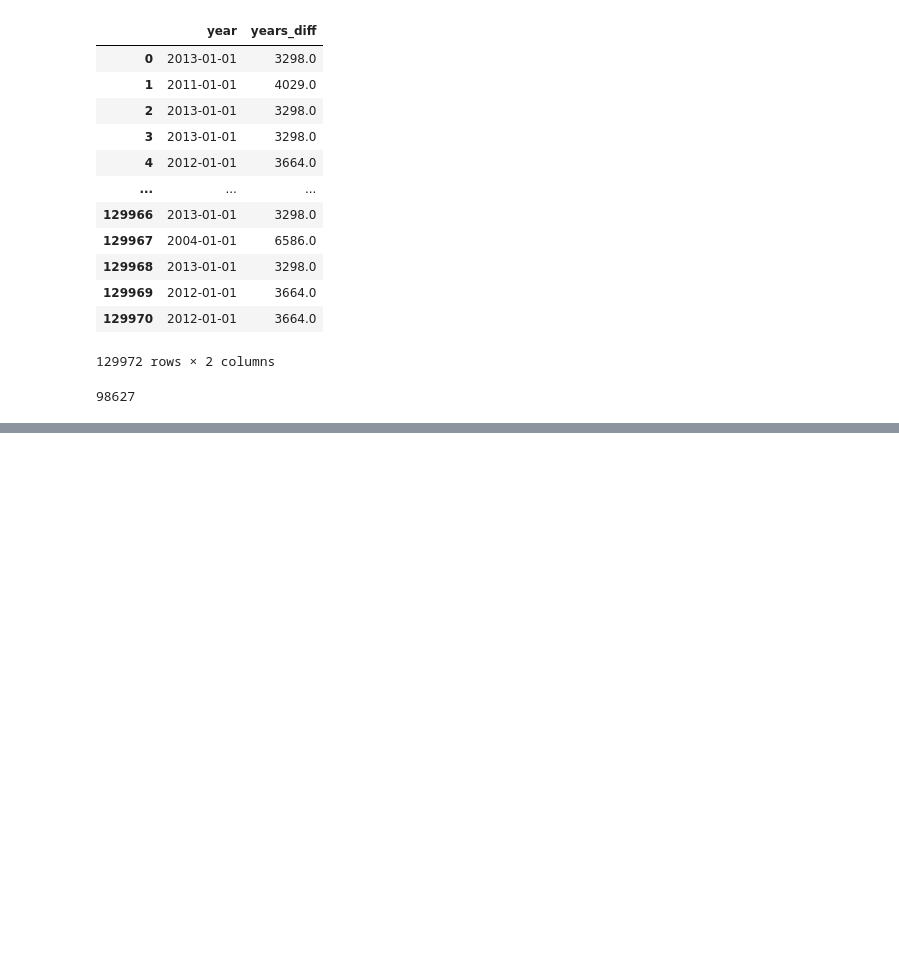
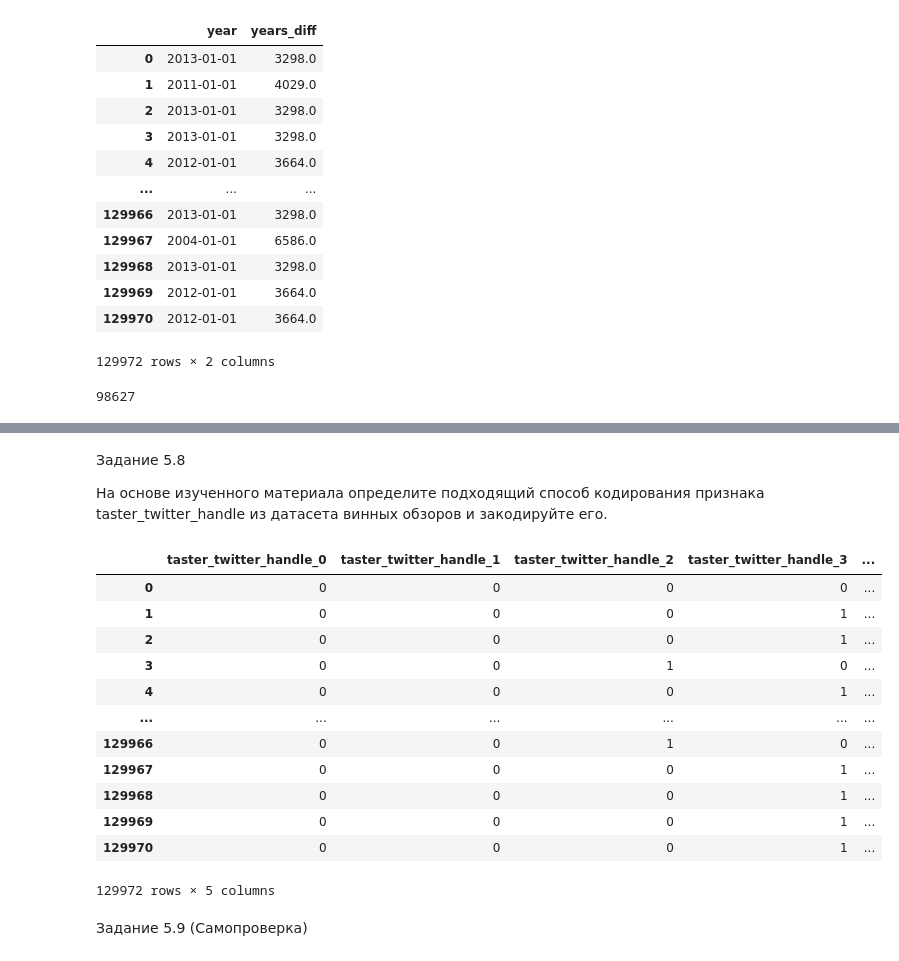
Before and after one commit to DarthSirius/Lessons, a Jupyter notebook: SkillFactory/EDA_1/EDA2_practice.ipynb, the cells around one changed output, grey strips where cells are left out. Cells and saved outputs as stored; diff of their text form; code cells hidden in the pictures; blank space fills up the shorter version.

```diff
--- a/SkillFactory/EDA_1/EDA2_practice.ipynb
+++ b/SkillFactory/EDA_1/EDA2_practice.ipynb
@@ -404,0 +510,24 @@ round(df_wine['years_diff'].max())
+# %% [markdown]
+Задание 5.8
+
+На основе изученного материала определите подходящий способ кодирования признака taster_twitter_handle из датасета винных обзоров и закодируйте его.
+# %%
+bin_encoder = ce.BinaryEncoder(cols=['taster_twitter_handle'])
+country_bin = bin_encoder.fit_transform(df_wine['taster_twitter_handle'])
+country_bin
+# %% [output]
+|  | taster_twitter_handle_0 | taster_twitter_handle_1 | taster_twitter_handle_2 | taster_twitter_handle_3 | ... |
+| 0 | 0 | 0 | 0 | 0 | ... |
+| 1 | 0 | 0 | 0 | 1 | ... |
+| 2 | 0 | 0 | 0 | 1 | ... |
+| 3 | 0 | 0 | 1 | 0 | ... |
+| 4 | 0 | 0 | 0 | 1 | ... |
+| ... | ... | ... | ... | ... | ... |
+| 129966 | 0 | 0 | 1 | 0 | ... |
+| 129967 | 0 | 0 | 0 | 1 | ... |
+| 129968 | 0 | 0 | 0 | 1 | ... |
+| 129969 | 0 | 0 | 0 | 1 | ... |
+| 129970 | 0 | 0 | 0 | 1 | ... |
+129972 rows × 5 columns
+# %% [markdown]
+Задание 5.9 (Самопроверка)
```
Also changed, not shown: parts of 25 cells of this notebook, 3 other files.
